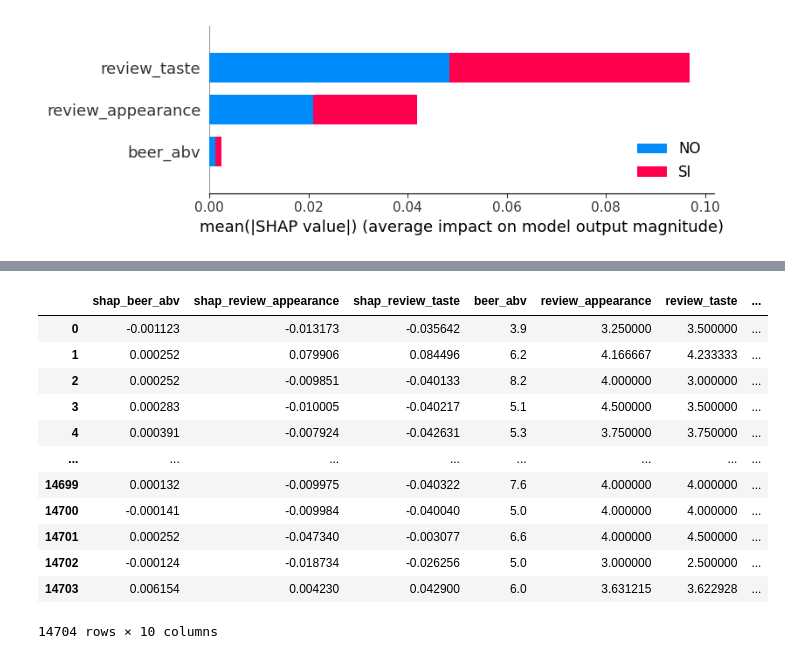
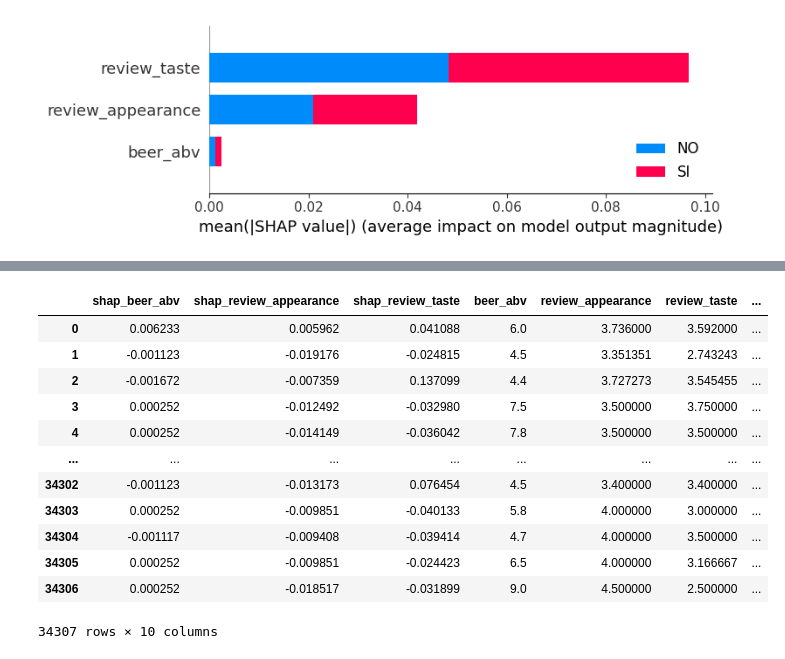
Before and after one commit to arouiller/BeerAnalysis, a Jupyter notebook: 16. Analizando el modelo ganador.ipynb, the cells around one changed output, grey strips where cells are left out. Saved outputs shown, nothing was run; the diff lists cells and outputs as text; code cells hidden in the pictures.

```diff
--- a/17. Analizando el modelo ganador.ipynb
+++ b/16. Analizando el modelo ganador.ipynb
@@ -174,8 +185,8 @@ umbral_de_corte
 # %%
-y_testing_pred = clf.predict_proba(X_testing)
-df_y_testing_pred_proba = pd.DataFrame(y_testing_pred, columns = ['NO_prob', 'SI_prob'])
-y_testing_pred = atu.evaluar_corte(df_y_testing_pred_proba['NO_prob'].values, umbral_de_corte, 'SI', 'NO')
+y_training_pred = clf.predict_proba(df_training_validacion)
+df_y_training_pred_proba = pd.DataFrame(y_training_pred, columns = ['NO_prob', 'SI_prob'])
+y_training_pred = atu.evaluar_corte(df_y_training_pred_proba['NO_prob'].values, umbral_de_corte, 'SI', 'NO')
 # %%
 explainer = shap.TreeExplainer(clf)
-shap_values = explainer.shap_values(X_testing)
+shap_values = explainer.shap_values(df_training_validacion)
 # %%
@@ -191,23 +200,23 @@ No data for colormapping provided via 'c'. Parameters 'vmin', 'vmax' will be ign
 # %%
 shap_df = pd.DataFrame(data = shap_values[1])
 shap_df.columns = ['shap_' + sub for sub in atributos]
-shap_df = pd.concat([shap_df, X_testing, df_y_testing_pred_proba, Y_testing], axis=1)
-shap_df['es_popular_prediccion'] = y_testing_pred
+shap_df = pd.concat([shap_df, df_training_validacion, df_y_training_pred_proba, Y_df_training_validacion], axis=1)
+shap_df['es_popular_prediccion'] = y_training_pred
 shap_df
 # %% [output]
 |  | shap_beer_abv | shap_review_appearance | shap_review_taste | beer_abv | review_appearance | review_taste | ... |
-| 0 | -0.001123 | -0.013173 | -0.035642 | 3.9 | 3.250000 | 3.500000 | ... |
-| 1 | 0.000252 | 0.079906 | 0.084496 | 6.2 | 4.166667 | 4.233333 | ... |
-| 2 | 0.000252 | -0.009851 | -0.040133 | 8.2 | 4.000000 | 3.000000 | ... |
-| 3 | 0.000283 | -0.010005 | -0.040217 | 5.1 | 4.500000 | 3.500000 | ... |
-| 4 | 0.000391 | -0.007924 | -0.042631 | 5.3 | 3.750000 | 3.750000 | ... |
+| 0 | 0.006233 | 0.005962 | 0.041088 | 6.0 | 3.736000 | 3.592000 | ... |
+| 1 | -0.001123 | -0.019176 | -0.024815 | 4.5 | 3.351351 | 2.743243 | ... |
+| 2 | -0.001672 | -0.007359 | 0.137099 | 4.4 | 3.727273 | 3.545455 | ... |
+| 3 | 0.000252 | -0.012492 | -0.032980 | 7.5 | 3.500000 | 3.750000 | ... |
+| 4 | 0.000252 | -0.014149 | -0.036042 | 7.8 | 3.500000 | 3.500000 | ... |
 | ... | ... | ... | ... | ... | ... | ... | ... |
-| 14699 | 0.000132 | -0.009975 | -0.040322 | 7.6 | 4.000000 | 4.000000 | ... |
-| 14700 | -0.000141 | -0.009984 | -0.040040 | 5.0 | 4.000000 | 4.000000 | ... |
-| 14701 | 0.000252 | -0.047340 | -0.003077 | 6.6 | 4.000000 | 4.500000 | ... |
-| 14702 | -0.000124 | -0.018734 | -0.026256 | 5.0 | 3.000000 | 2.500000 | ... |
-| 14703 | 0.006154 | 0.004230 | 0.042900 | 6.0 | 3.631215 | 3.622928 | ... |
+| 34302 | -0.001123 | -0.013173 | 0.076454 | 4.5 | 3.400000 | 3.400000 | ... |
+| 34303 | 0.000252 | -0.009851 | -0.040133 | 5.8 | 4.000000 | 3.000000 | ... |
+| 34304 | -0.001117 | -0.009408 | -0.039414 | 4.7 | 4.000000 | 3.500000 | ... |
+| 34305 | 0.000252 | -0.009851 | -0.024423 | 6.5 | 4.000000 | 3.166667 | ... |
+| 34306 | 0.000252 | -0.018517 | -0.031899 | 9.0 | 4.500000 | 2.500000 | ... |
-14704 rows × 10 columns
+34307 rows × 10 columns
 # %%
 sns.set_style("ticks",{'axes.grid' : True})
 fig, ([[ax1, ax2], [ax3, ax4]]) = plt.subplots(2, 2, figsize=(10, 10))
```
Also changed, not shown: parts of 24 cells of this notebook, 12 other files.
